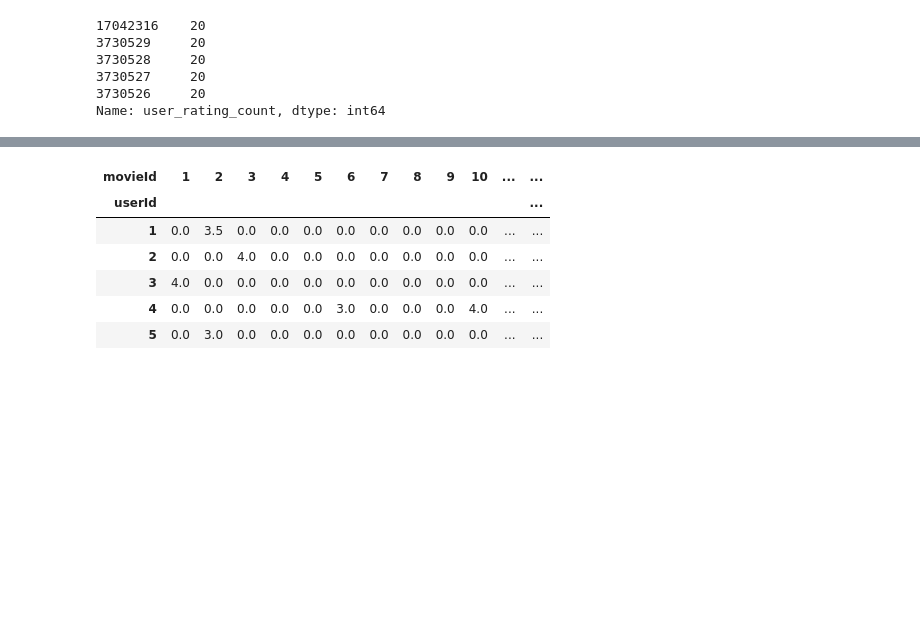
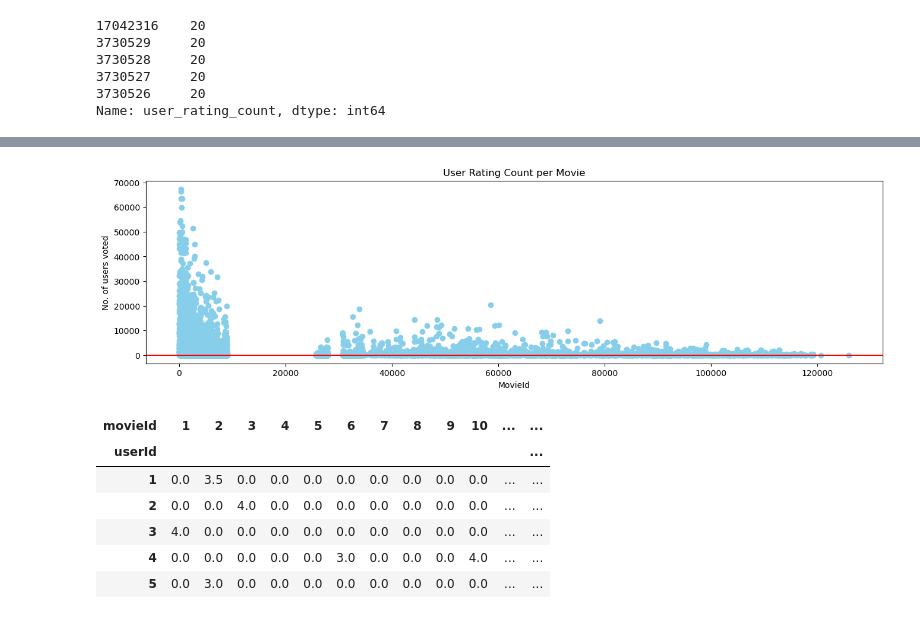
Before and after one commit to jmaloney95/Movie-Recommendation-Engine, a Jupyter notebook: notebooks/1.0-jm-initial-data-exploration.ipynb, the cells around one changed output, grey strips where cells are left out. Cells and saved outputs as stored; diff of their text form; code cells hidden in the pictures; blank space fills up the shorter version.

```diff
--- a/notebooks/1.0-jm-initial-data-exploration.ipynb
+++ b/notebooks/1.0-jm-initial-data-exploration.ipynb
@@ -202,6 +215,19 @@ dtype: int64
 # Remove movies with less than 50 ratings
 ratings_count = merged_data['movieId'].value_counts()
 merged_data = merged_data[merged_data['movieId'].isin(ratings_count[ratings_count > 50].index)]
+# %%
+num_users_voted = merged_data.groupby('movieId')['rating'].agg('count')
+fig = plt.figure(figsize=(16, 4))
+ax = fig.add_subplot(1, 1, 1)
+
+plt.scatter(num_users_voted.index, num_users_voted, color='skyblue')
+plt.axhline(y=10,color='r')
+plt.title("User Rating Count per Movie")
+plt.xlabel('MovieId')
+plt.ylabel('No. of users voted')
+plt.show()
+# %% [output]
+[figure, added]
 # %%
 # Pivot table to be used for user-item interaction matrix - each row corresponds to a user and each column to a movie
 # %%
```
Also changed, not shown: parts of 13 cells of this notebook.
